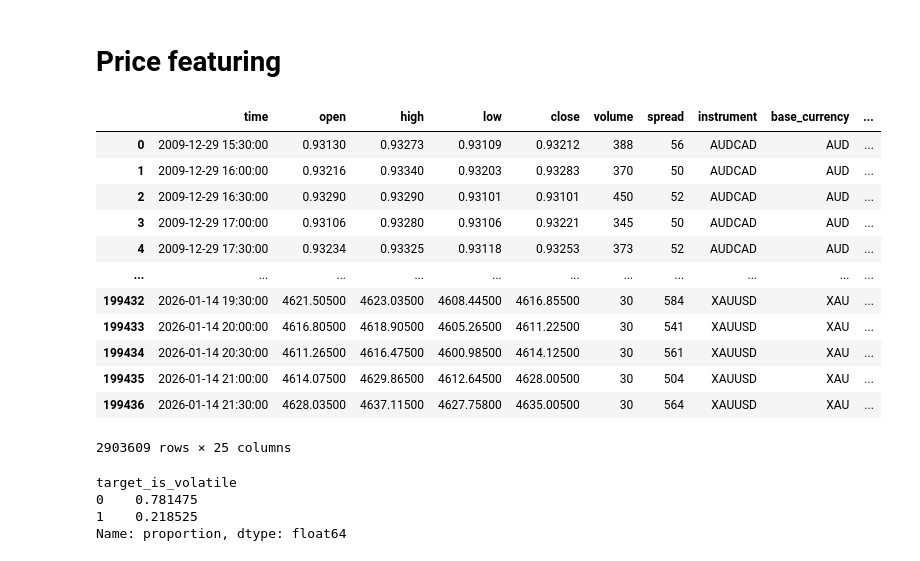
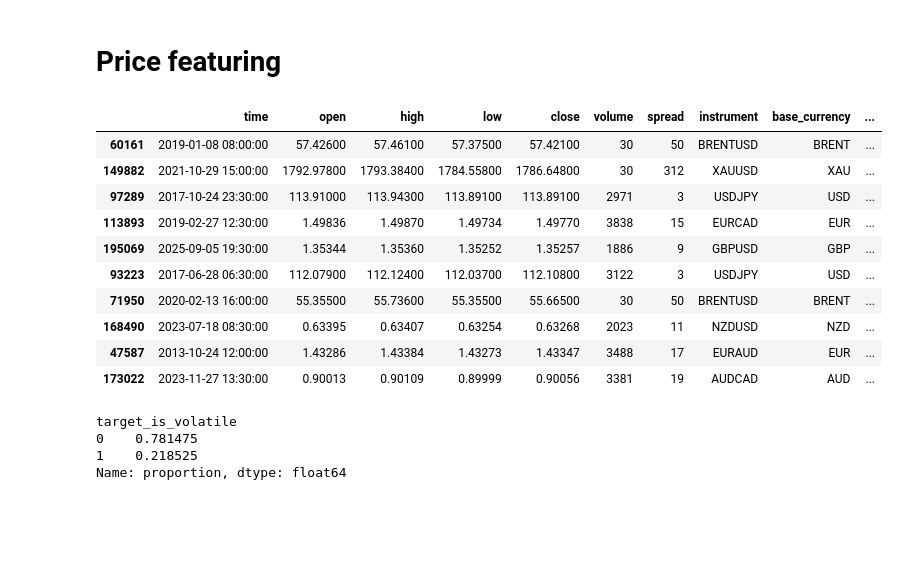
Before and after one commit to ppetrushenkov/fx_news_bot, a Jupyter notebook: notebooks/train_model_pipeline_nb.ipynb, the cells around one changed output. Saved outputs shown, nothing was run; the diff lists cells and outputs as text; code cells hidden in the pictures; blank space fills up the shorter version.

Commit message:
checked till the prices

```diff
--- a/notebooks/train_model_pipeline_nb.ipynb
+++ b/notebooks/train_model_pipeline_nb.ipynb
@@ -617,6 +576,6 @@ news_agg.sample(10)
 # %%
 import os
 # %%
-files = os.listdir("..\\dataset\\historical_prices")
+files = os.listdir("../dataset/historical_prices")
 print(files)
 # %% [output]
@@ -629,6 +588,6 @@ print(pairs)
 # %%
-def read_pair(pair: str, path2folder: str = "..\\dataset\\historical_prices\\"):
-    return pd.read_csv(f'{path2folder}\\{pair}_M30.csv',
+def read_pair(pair: str, path2folder: str = "../dataset/historical_prices/"):
+    return pd.read_csv(f'{path2folder}/{pair}_M30.csv',
                         sep="\t",
                         names=["time", "open", "high", "low", "close", "volume", "spread"],
                         header=0,
@@ -665,21 +617,19 @@ for pair in tqdm(pairs):
 
 prices = pd.concat(prices)
 # %%
-prices
+prices.sample(10)
 # %% [output]
 |  | time | open | high | low | close | volume | spread | instrument | base_currency | ... |
-| 0 | 2009-12-29 15:30:00 | 0.93130 | 0.93273 | 0.93109 | 0.93212 | 388 | 56 | AUDCAD | AUD | ... |
-| 1 | 2009-12-29 16:00:00 | 0.93216 | 0.93340 | 0.93203 | 0.93283 | 370 | 50 | AUDCAD | AUD | ... |
-| 2 | 2009-12-29 16:30:00 | 0.93290 | 0.93290 | 0.93101 | 0.93101 | 450 | 52 | AUDCAD | AUD | ... |
-| 3 | 2009-12-29 17:00:00 | 0.93106 | 0.93280 | 0.93106 | 0.93221 | 345 | 50 | AUDCAD | AUD | ... |
-| 4 | 2009-12-29 17:30:00 | 0.93234 | 0.93325 | 0.93118 | 0.93253 | 373 | 52 | AUDCAD | AUD | ... |
-| ... | ... | ... | ... | ... | ... | ... | ... | ... | ... | ... |
-| 199432 | 2026-01-14 19:30:00 | 4621.50500 | 4623.03500 | 4608.44500 | 4616.85500 | 30 | 584 | XAUUSD | XAU | ... |
-| 199433 | 2026-01-14 20:00:00 | 4616.80500 | 4618.90500 | 4605.26500 | 4611.22500 | 30 | 541 | XAUUSD | XAU | ... |
-| 199434 | 2026-01-14 20:30:00 | 4611.26500 | 4616.47500 | 4600.98500 | 4614.12500 | 30 | 561 | XAUUSD | XAU | ... |
-| 199435 | 2026-01-14 21:00:00 | 4614.07500 | 4629.86500 | 4612.64500 | 4628.00500 | 30 | 504 | XAUUSD | XAU | ... |
-| 199436 | 2026-01-14 21:30:00 | 4628.03500 | 4637.11500 | 4627.75800 | 4635.00500 | 30 | 564 | XAUUSD | XAU | ... |
+| 60161 | 2019-01-08 08:00:00 | 57.42600 | 57.46100 | 57.37500 | 57.42100 | 30 | 50 | BRENTUSD | BRENT | ... |
+| 149882 | 2021-10-29 15:00:00 | 1792.97800 | 1793.38400 | 1784.55800 | 1786.64800 | 30 | 312 | XAUUSD | XAU | ... |
+| 97289 | 2017-10-24 23:30:00 | 113.91000 | 113.94300 | 113.89100 | 113.89100 | 2971 | 3 | USDJPY | USD | ... |
+| 113893 | 2019-02-27 12:30:00 | 1.49836 | 1.49870 | 1.49734 | 1.49770 | 3838 | 15 | EURCAD | EUR | ... |
+| 195069 | 2025-09-05 19:30:00 | 1.35344 | 1.35360 | 1.35252 | 1.35257 | 1886 | 9 | GBPUSD | GBP | ... |
+| 93223 | 2017-06-28 06:30:00 | 112.07900 | 112.12400 | 112.03700 | 112.10800 | 3122 | 3 | USDJPY | USD | ... |
+| 71950 | 2020-02-13 16:00:00 | 55.35500 | 55.73600 | 55.35500 | 55.66500 | 30 | 50 | BRENTUSD | BRENT | ... |
+| 168490 | 2023-07-18 08:30:00 | 0.63395 | 0.63407 | 0.63254 | 0.63268 | 2023 | 11 | NZDUSD | NZD | ... |
+| 47587 | 2013-10-24 12:00:00 | 1.43286 | 1.43384 | 1.43273 | 1.43347 | 3488 | 17 | EURAUD | EUR | ... |
+| 173022 | 2023-11-27 13:30:00 | 0.90013 | 0.90109 | 0.89999 | 0.90056 | 3381 | 19 | AUDCAD | AUD | ... |
-2903609 rows × 25 columns
 # %%
 prices.target_is_volatile.value_counts(normalize=True)
 # %% [output]
```
Also changed, not shown: parts of 7 cells of this notebook.
